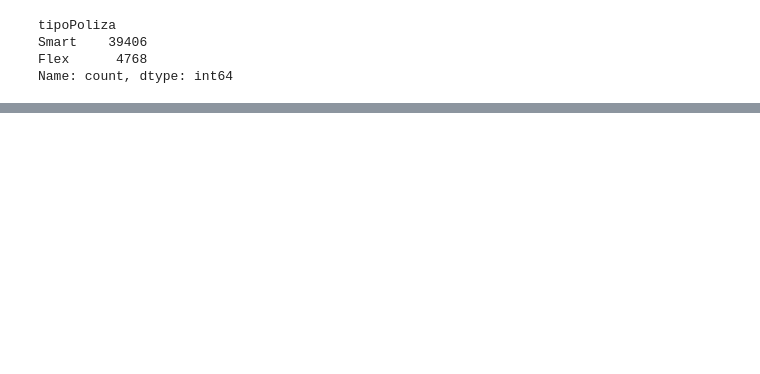
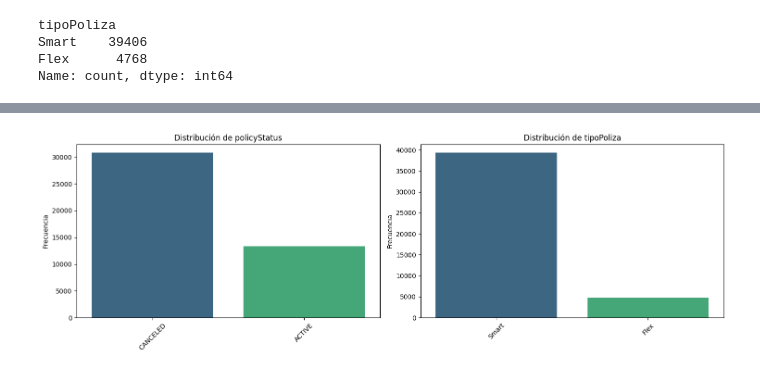
Before and after one commit to joaquinvillarmaldonado/PROJECT_EDA_JOAQUINVILLAR_ONLINE_DS_THEBRIDGE, a Jupyter notebook: src/notebooks/Notebook_eda_v1.ipynb, the cells around one changed output, grey strips where cells are left out. Cells and saved outputs as stored; diff of their text form; code cells hidden in the pictures; blank space fills up the shorter version.

```diff
--- a/src/notebooks/Notebook_eda_v1.ipynb
+++ b/src/notebooks/Notebook_eda_v1.ipynb
@@ -44,5 +53,5 @@ np.int64(254)
 # %%
-df_policies_cleaned = df_policies.drop_duplicates()
+df_policies_cleaned = df_policies.drop_duplicates(keep = 'first')
 # %%
 df_policies_cleaned.duplicated(keep=False).sum()
 # %% [output]
@@ -68,0 +112,37 @@ Name: count, dtype: int64
+# %%
+def pinta_distribucion_categoricas(df, columnas_categoricas, relativa=False, mostrar_valores=False):
+    num_columnas = len(columnas_categoricas)
+    num_filas = (num_columnas // 2) + (num_columnas % 2)
+
+    fig, axes = plt.subplots(num_filas, 2, figsize=(15, 5 * num_filas))
+    axes = axes.flatten()
+
+    for i, col in enumerate(columnas_categoricas):
+        ax = axes[i]
+        if relativa:
+            total = df[col].value_counts().sum()
+            serie = df[col].value_counts().apply(lambda x: x / total)
+            sns.barplot(x=serie.index, y=serie, ax=ax, palette='viridis', hue = serie.index, legend = False)
+            ax.set_ylabel('Frecuencia Relativa')
+        else:
+            serie = df[col].value_counts()
+            sns.barplot(x=serie.index, y=serie, ax=ax, palette='viridis', hue = serie.index, legend = False)
+            ax.set_ylabel('Frecuencia')
+
+        ax.set_title(f'Distribución de {col}')
+        ax.set_xlabel('')
+        ax.tick_params(axis='x', rotation=45)
+
+        if mostrar_valores:
+            for p in ax.patches:
+                height = p.get_height()
+                ax.annotate(f'{height:.2f}', (p.get_x() + p.get_width() / 2., height),
+                            ha='center', va='center', xytext=(0, 9), textcoords='offset points')
+
+    for j in range(i + 1, num_filas * 2):
+        axes[j].axis('off')
+
+    plt.tight_layout()
+    plt.show()
+# %%
+categoricas_p = ["policyStatus", "tipoPoliza"]
@@ -68,0 +169,4 @@ Name: count, dtype: int64
+# %%
+pinta_distribucion_categoricas(df_policies_cleaned, categoricas_p)
+# %% [output]
+[figure, added]
```
Also changed, not shown: parts of 18 cells of this notebook, 13 other files.
